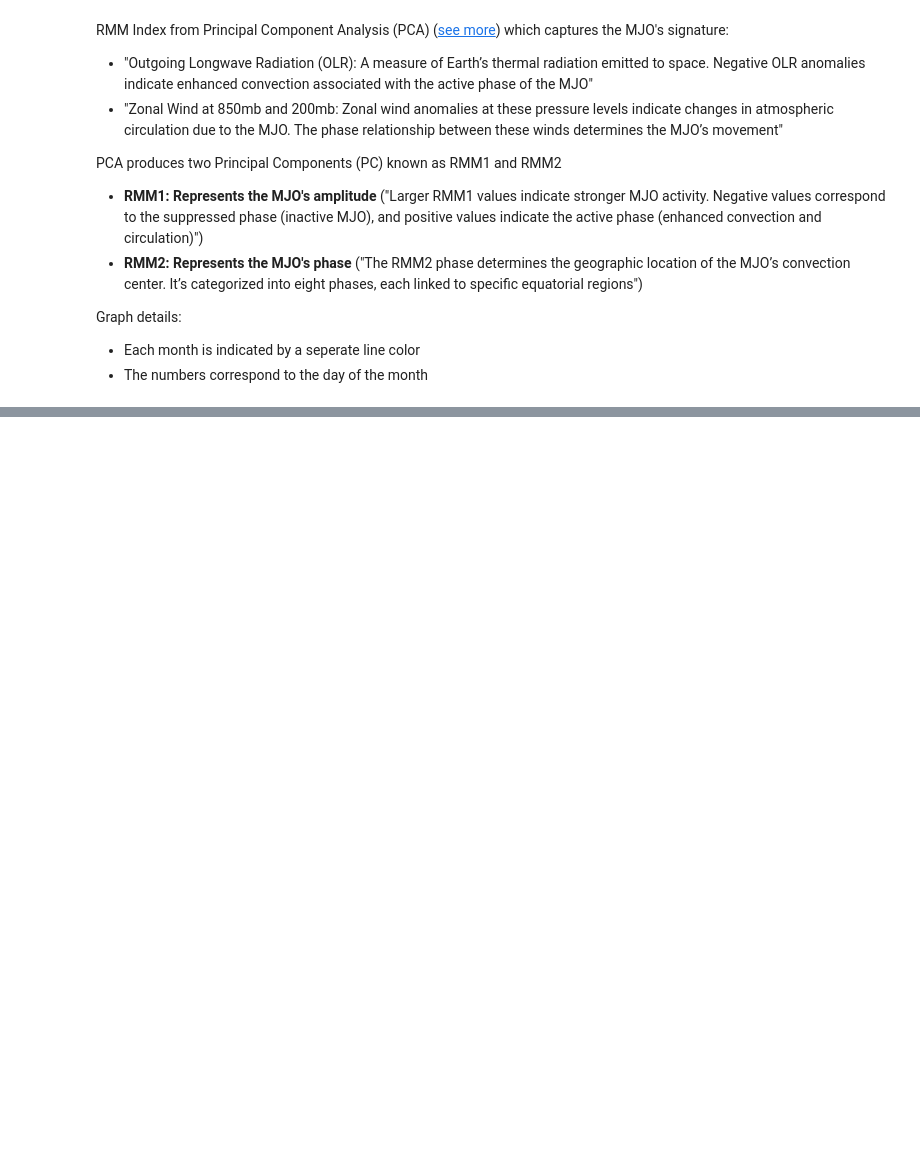
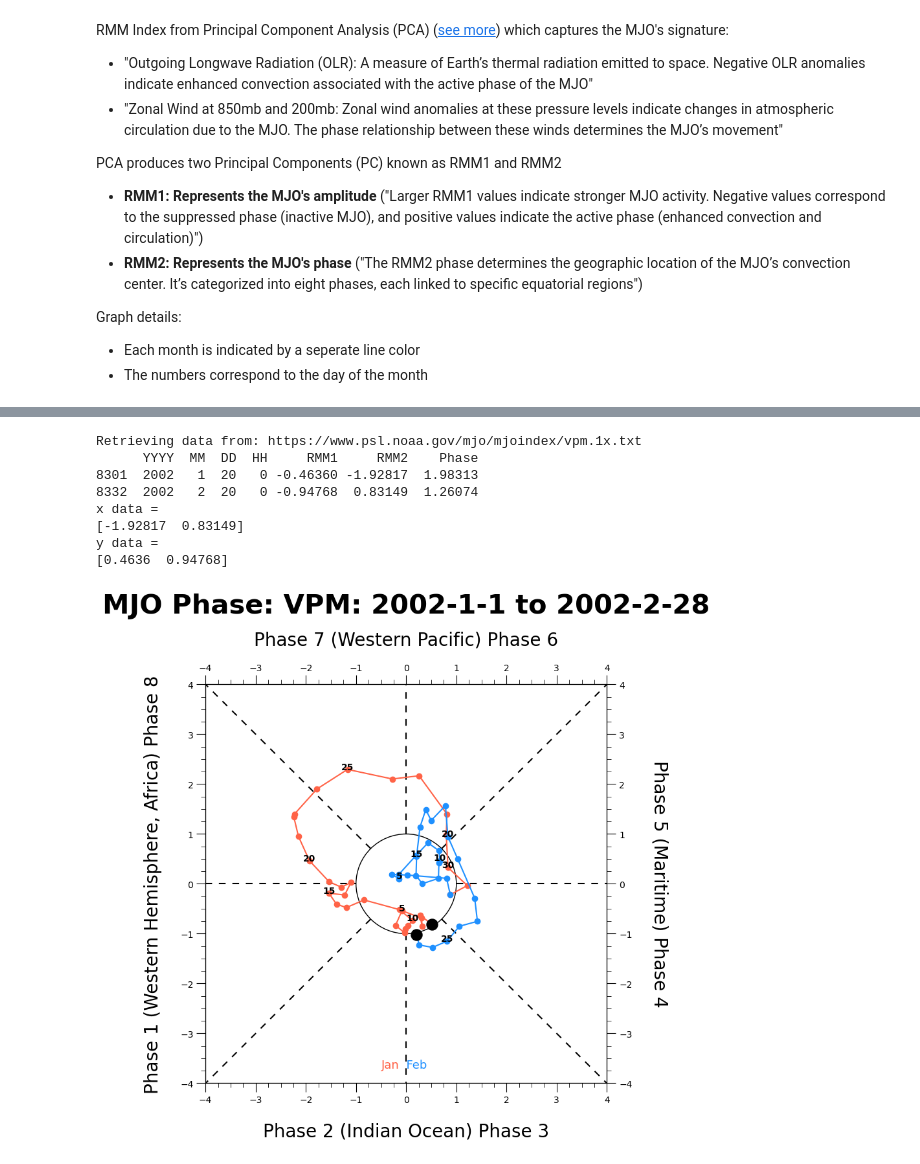
Before and after one commit to cyschneck/geocat-research, a Jupyter notebook: mjo/mjo_phase_background.ipynb, the cells around one changed output, grey strips where cells are left out. Cells and saved outputs as stored; diff of their text form; code cells hidden in the pictures; blank space fills up the shorter version.

```diff
--- a/mjo/mjo_phase_background.ipynb
+++ b/mjo/mjo_phase_background.ipynb
@@ -435,0 +460,24 @@ y data =
+# %%
+type_of_phase = "VPM"
+noaa_df = retrieve_NOAA_data(type_of_phase)
+
+#df_2002 = noaa_df[noaa_df["YYYY"] == 2002]
+#df_2002 = noaa_df[(noaa_df["YYYY"] == 2002) & ((noaa_df["MM"] == 1))]
+df_2002 = noaa_df[(noaa_df["YYYY"] == 2002) & ((noaa_df["MM"] == 1) | (noaa_df["MM"] == 2))]
+#df_2002 = noaa_df[(noaa_df["YYYY"] == 2002) & ((noaa_df["MM"] == 1) | (noaa_df["MM"] == 2) | (noaa_df["MM"] == 3))]
+
+mjo_phase_plot(is_darkmode=False,
+               radius=1,
+               data=df_2002,
+               phase_type=type_of_phase,
+               display_phase_number=False)
+# %% [output]
+Retrieving data from: https://www.psl.noaa.gov/mjo/mjoindex/vpm.1x.txt
+      YYYY  MM  DD  HH     RMM1     RMM2    Phase
+8301  2002   1  20   0 -0.46360 -1.92817  1.98313
+8332  2002   2  20   0 -0.94768  0.83149  1.26074
+x data =
+[-1.92817  0.83149]
+y data =
+[0.4636  0.94768]
+[figure, added]
```
Also changed, not shown: parts of 2 cells of this notebook.
